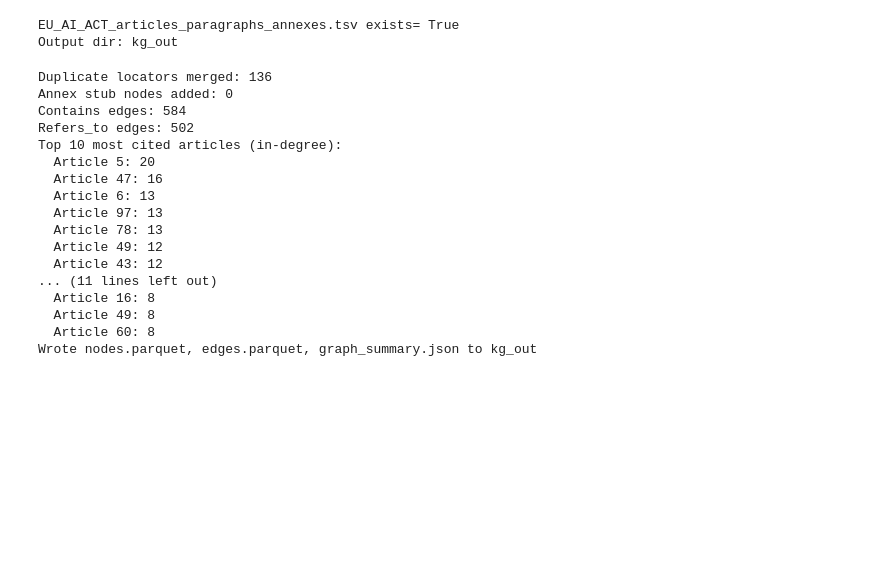
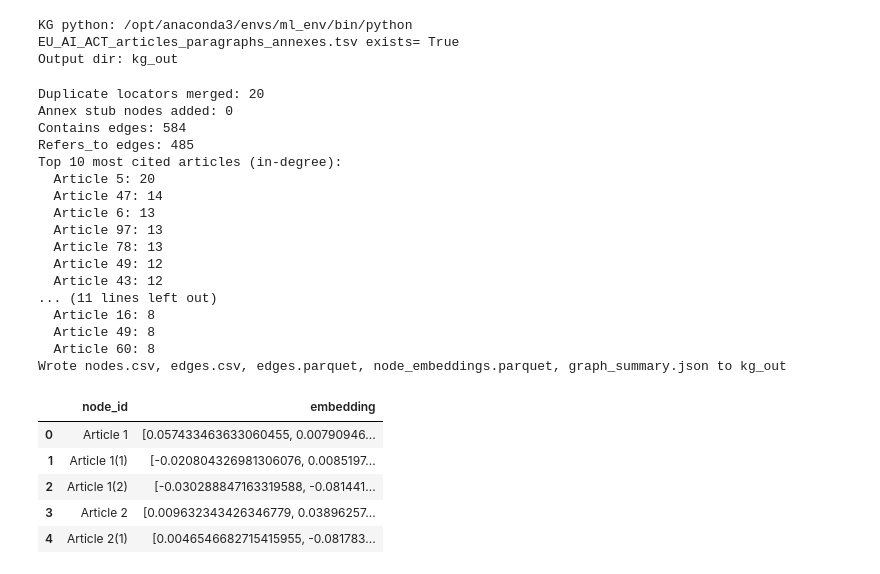
Before and after one commit to felixaugustin-ucl/NLP, a Jupyter notebook: KG_LEX.ipynb, the cells around one changed output. Cells and saved outputs as stored; diff of their text form; code cells hidden in the pictures; blank space fills up the shorter version.

```diff
--- a/KG_LEX.ipynb
+++ b/KG_LEX.ipynb
@@ -1,36 +1,36 @@
 # %%
 # Auditable EU AI Act KG build (regex-only explicit cross-references)
-# Assumes the parser TSV already exists in the working directory.
-
+import pandas as pd
 from pathlib import Path
 
+KG_PYTHON = "/opt/anaconda3/envs/ml_env/bin/python"
+GRAPHSAGE_PYTHON = "/opt/anaconda3/envs/graphsage_tf1/bin/python"
 TSV_PATH = Path("EU_AI_ACT_articles_paragraphs_annexes.tsv")
 OUTDIR = Path("kg_out")
+print("KG python:", KG_PYTHON)
+print("GraphSAGE python:", GRAPHSAGE_PYTHON)
 print(TSV_PATH, "exists=", TSV_PATH.exists())
 print("Output dir:", OUTDIR)
 # %% [output]
+KG python: /opt/anaconda3/envs/ml_env/bin/python
 EU_AI_ACT_articles_paragraphs_annexes.tsv exists= True
 Output dir: kg_out
 # %%
-from pathlib import Path
 import subprocess
-import sys
 
-tsv_path = Path("EU_AI_ACT_articles_paragraphs_annexes.tsv")
-outdir = Path("kg_out")
-cmd = [sys.executable, "build_kg.py", "--tsv", str(tsv_path), "--outdir", str(outdir)]
+cmd = [KG_PYTHON, "build_kg.py", "--tsv", str(TSV_PATH), "--outdir", str(OUTDIR)]
 result = subprocess.run(cmd, capture_output=True, text=True, check=True)
 print(result.stdout)
 if result.stderr.strip():
     print(result.stderr)
 # %% [output]
-Duplicate locators merged: 136
+Duplicate locators merged: 20
 Annex stub nodes added: 0
 Contains edges: 584
-Refers_to edges: 502
+Refers_to edges: 485
 Top 10 most cited articles (in-degree):
   Article 5: 20
-  Article 47: 16
+  Article 47: 14
   Article 6: 13
   Article 97: 13
   Article 78: 13
@@ -40,7 +40,17 @@ Top 10 most cited articles (in-degree):
   Article 16: 8
   Article 49: 8
   Article 60: 8
-Wrote nodes.parquet, edges.parquet, graph_summary.json to kg_out
+Wrote nodes.csv, edges.csv, edges.parquet, node_embeddings.parquet, graph_summary.json to kg_out
+# %%
+embeddings = pd.read_parquet("kg_out/node_embeddings.parquet")
+embeddings.head()
+# %% [output]
+|  | node_id | embedding |
+| 0 | Article 1 | [0.057433463633060455, 0.00790946... |
+| 1 | Article 1(1) | [-0.020804326981306076, 0.0085197... |
+| 2 | Article 1(2) | [-0.030288847163319588, -0.081441... |
+| 3 | Article 2 | [0.009632343426346779, 0.03896257... |
+| 4 | Article 2(1) | [0.0046546682715415955, -0.081783... |
 # %%
 from pathlib import Path
 import json
```
Also changed, not shown: parts of 8 cells of this notebook, 18 other files.
